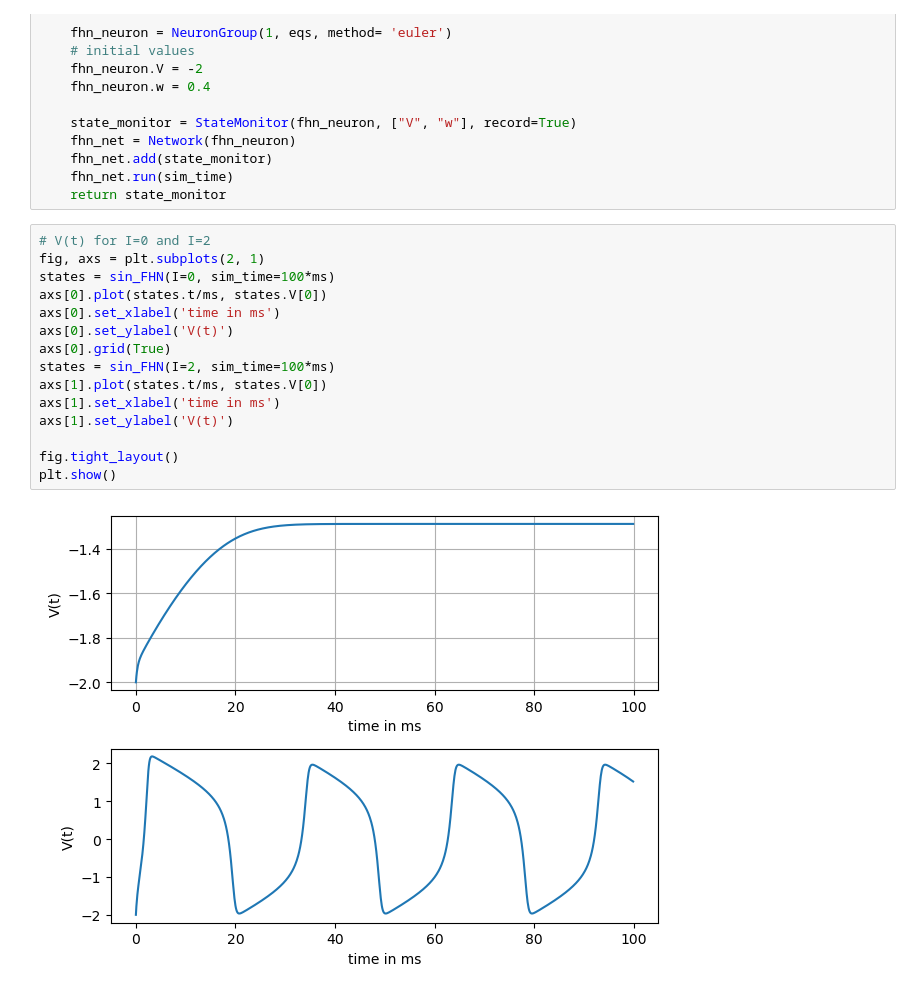
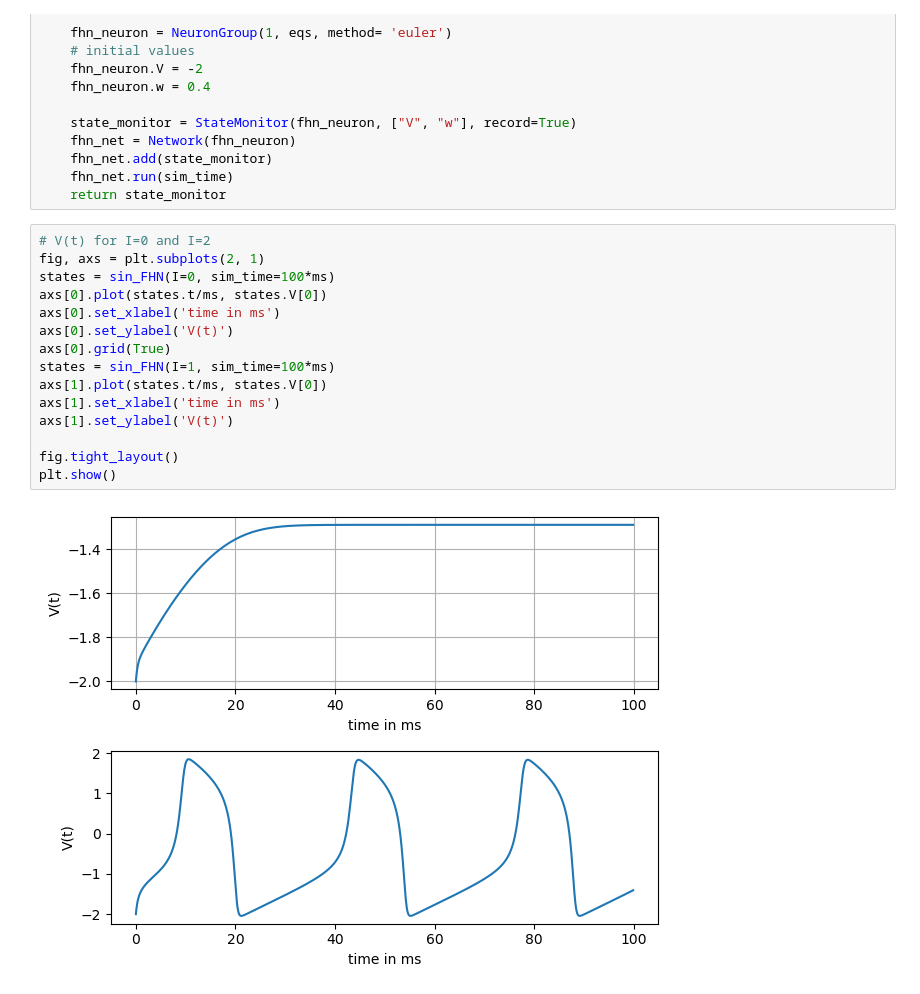
Before and after one commit to anbebe/NeurodynamicsHA, a Jupyter notebook: Exercise_3.ipynb, the cells around one changed output. Drawn from its saved outputs; the diff is of its cells as text.

```diff
--- a/Exercise_3.ipynb
+++ b/Exercise_3.ipynb
@@ -80,20 +80,20 @@ def sin_FHN( I, sim_time):
 # %%
 # V(t) for I=0 and I=2
 fig, axs = plt.subplots(2, 1)
 states = sin_FHN(I=0, sim_time=100*ms)
 axs[0].plot(states.t/ms, states.V[0])
 axs[0].set_xlabel('time in ms')
 axs[0].set_ylabel('V(t)')
 axs[0].grid(True)
-states = sin_FHN(I=2, sim_time=100*ms)
+states = sin_FHN(I=1, sim_time=100*ms)
 axs[1].plot(states.t/ms, states.V[0])
 axs[1].set_xlabel('time in ms')
 axs[1].set_ylabel('V(t)')
 
 fig.tight_layout()
 plt.show()
 # %% [output]
-[figure, old version]
+[figure, new version]
 # %%
 # w(t) for I=0 and I=2
 fig, axs = plt.subplots(2, 1)
```
Also changed, not shown: parts of 4 cells of this notebook.
